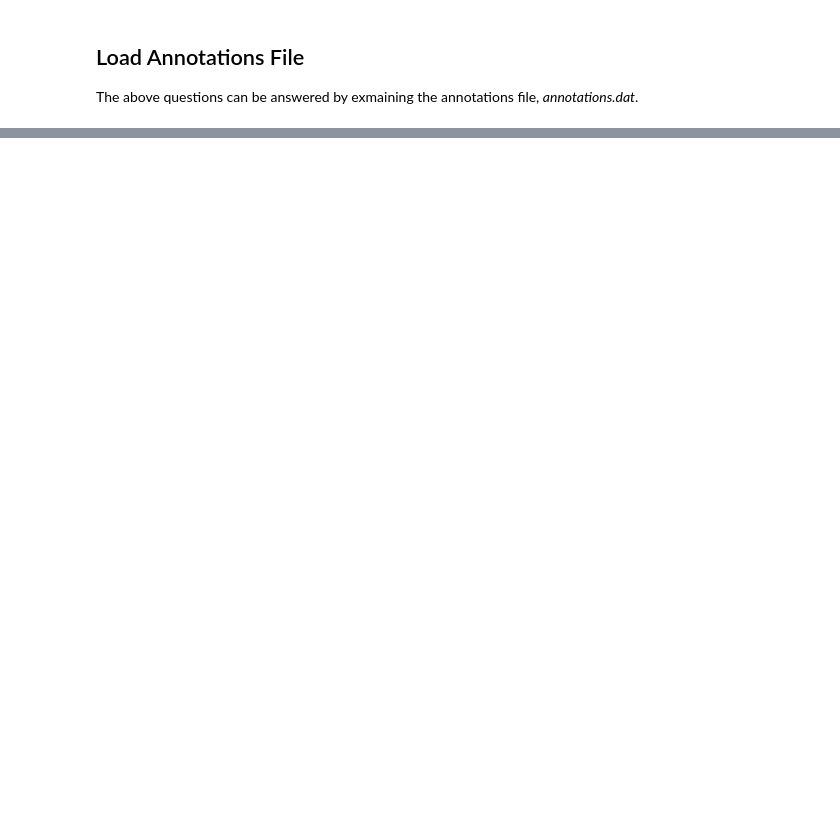
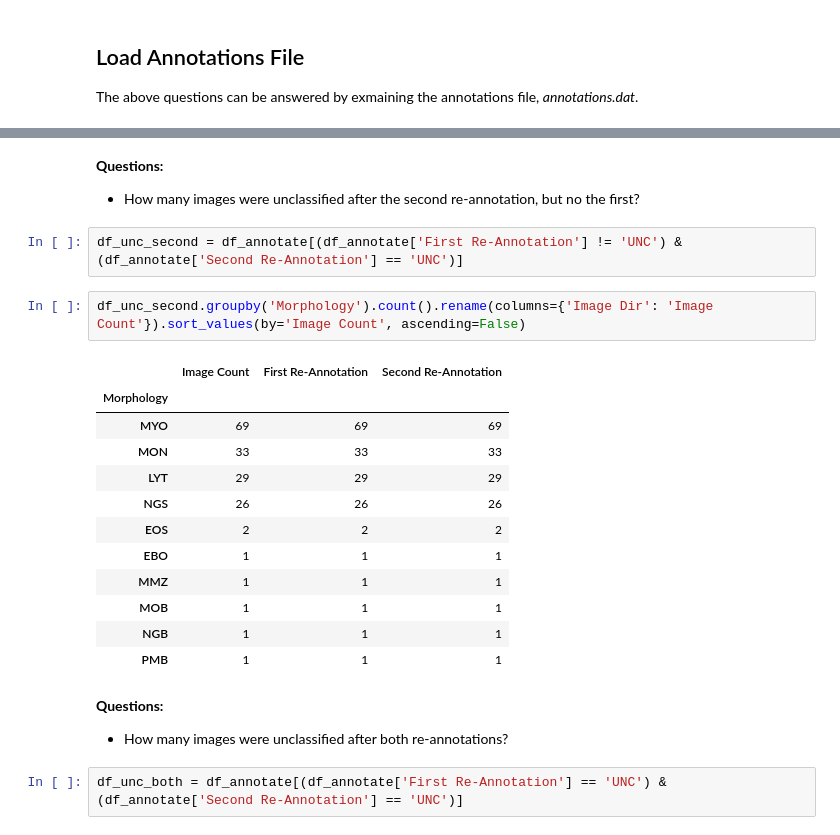
Before and after one commit to dmclark53/Springboard, a Jupyter notebook: Capstone-Project-Three/notebooks/1.0-dc-data-wrangling.ipynb, the cells around one changed output, grey strips where cells are left out. Cells and saved outputs as stored; diff of their text form; blank space fills up the shorter version.

```diff
--- a/Capstone-Project-Three/notebooks/1.0-dc-data-wrangling.ipynb
+++ b/Capstone-Project-Three/notebooks/1.0-dc-data-wrangling.ipynb
@@ -25,0 +96,25 @@ The above questions can be answered by exmaining the annotations file, _annotati
+# %% [markdown]
+**Questions:**
+* How many images were unclassified after the second re-annotation, but no the first?
+# %%
+df_unc_second = df_annotate[(df_annotate['First Re-Annotation'] != 'UNC') & (df_annotate['Second Re-Annotation'] == 'UNC')]
+# %%
+df_unc_second.groupby('Morphology').count().rename(columns={'Image Dir': 'Image Count'}).sort_values(by='Image Count', ascending=False)
+# %% [output]
+|  | Image Count | First Re-Annotation | Second Re-Annotation |
+| Morphology |  |  |  |
+| MYO | 69 | 69 | 69 |
+| MON | 33 | 33 | 33 |
+| LYT | 29 | 29 | 29 |
+| NGS | 26 | 26 | 26 |
+| EOS | 2 | 2 | 2 |
+| EBO | 1 | 1 | 1 |
+| MMZ | 1 | 1 | 1 |
+| MOB | 1 | 1 | 1 |
+| NGB | 1 | 1 | 1 |
+| PMB | 1 | 1 | 1 |
+# %% [markdown]
+**Questions:**
+* How many images were unclassified after both re-annotations?
+# %%
+df_unc_both = df_annotate[(df_annotate['First Re-Annotation'] == 'UNC') & (df_annotate['Second Re-Annotation'] == 'UNC')]
```
Also changed, not shown: parts of 25 cells of this notebook, 1 other file.
